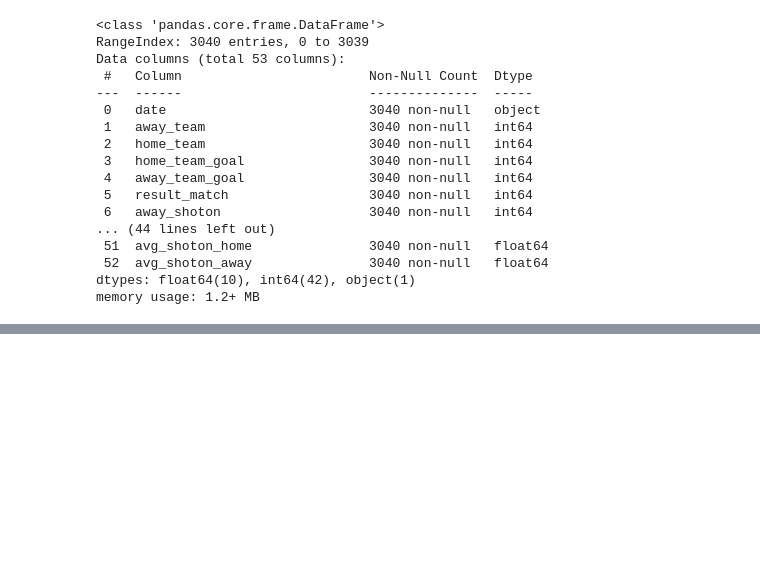
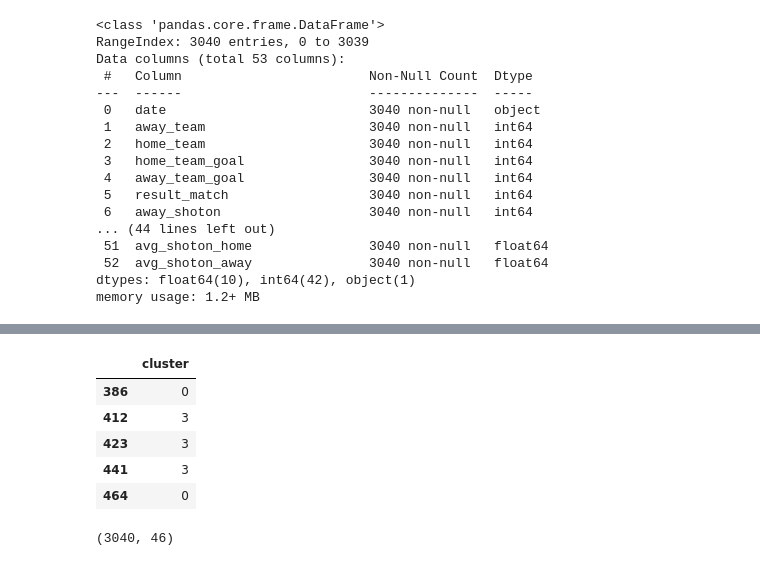
Before and after one commit to kamil0920/aws_football, a Jupyter notebook: pipelines/feature_engnering.ipynb, the cells around one changed output, grey strips where cells are left out. Saved outputs shown, nothing was run; the diff lists cells and outputs as text; code cells hidden in the pictures; blank space fills up the shorter version.

```diff
--- a/pipelines/feature_engnering.ipynb
+++ b/pipelines/feature_engnering.ipynb
@@ -248,0 +272,23 @@ df.shape
+# %%
+from sklearn.cluster import KMeans
+from sklearn.decomposition import KernelPCA
+from sklearn.manifold import TSNE
+
+# Clustering as a Feature
+# Using KMeans for clustering; the number of clusters is set arbitrarily to 5 for demonstration
+kmeans = KMeans(n_clusters=5, random_state=42)
+df['cluster'] = kmeans.fit_predict(df.drop('result_match', axis=1))
+
+# Showing a few rows of the dataset with new features
+df[['cluster', ]].head()
+# %% [output]
+|  | cluster |
+| 386 | 0 |
+| 412 | 3 |
+| 423 | 3 |
+| 441 | 3 |
+| 464 | 0 |
+# %%
+print(df.shape)
+# %% [output]
+(3040, 46)
```
Also changed, not shown: parts of 23 cells of this notebook, 2 other files.
